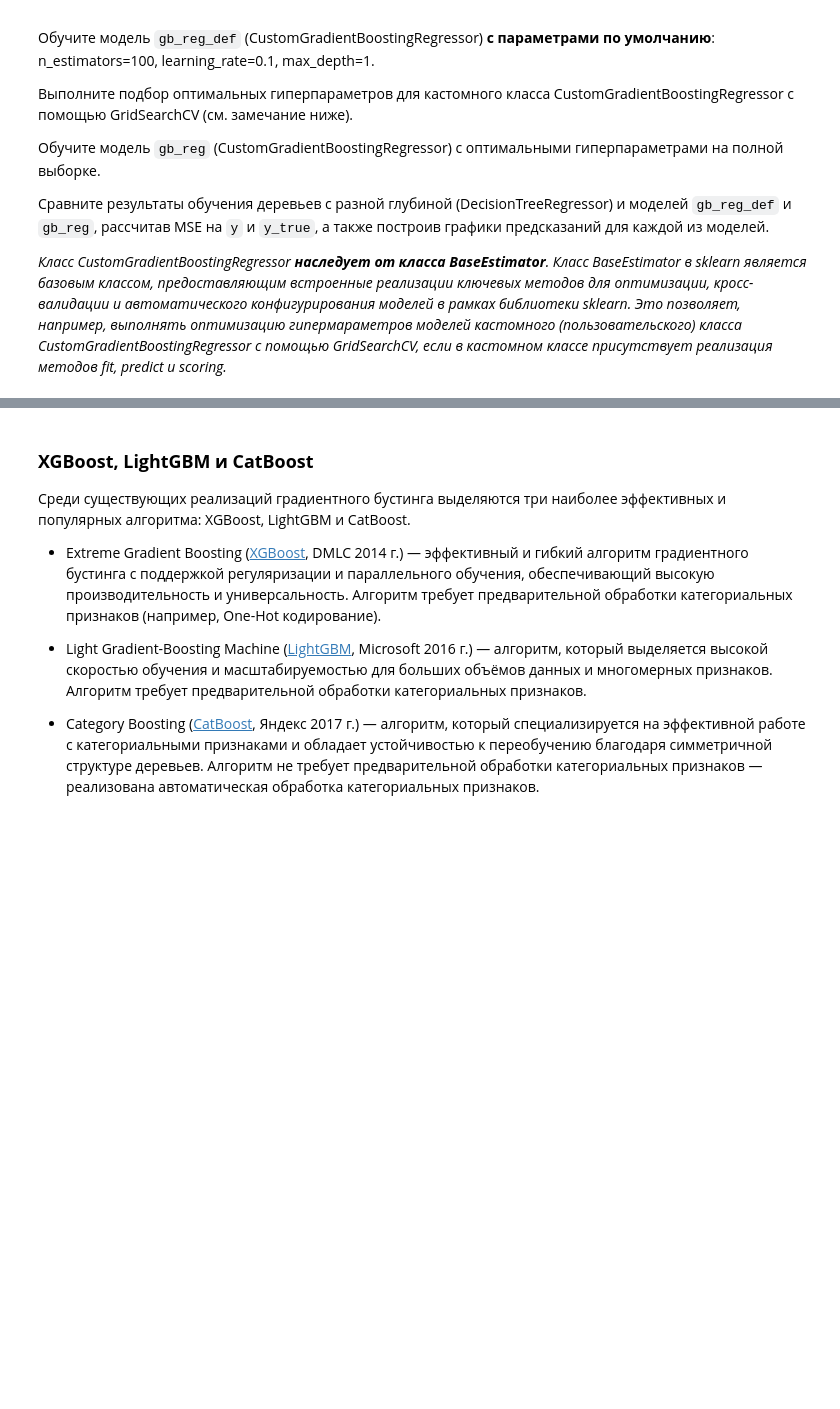
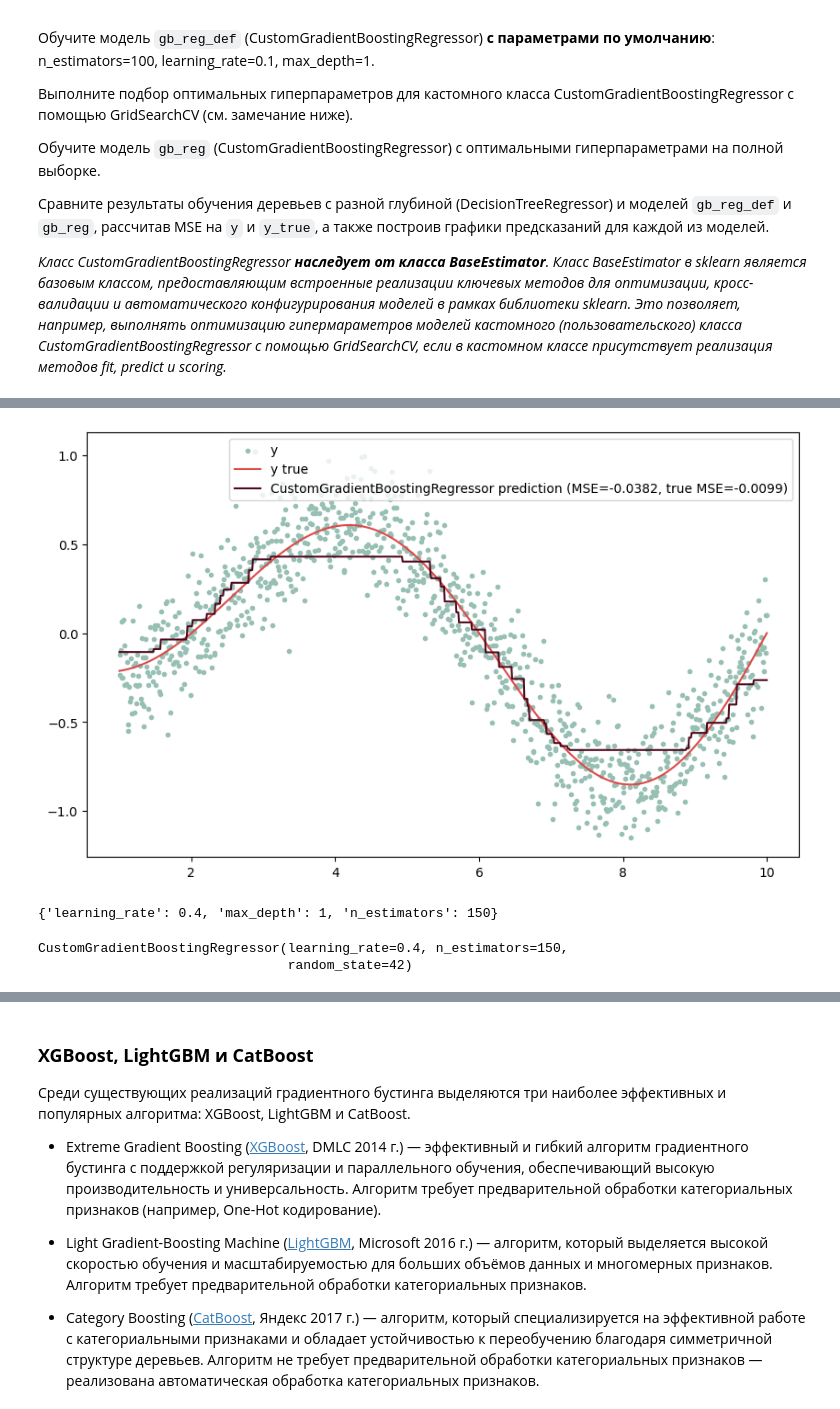
Before and after one commit to ml2me/study, a Jupyter notebook: classic_ML/6/06.Задание.ipynb, the cells around one changed output, grey strips where cells are left out. Drawn from its saved outputs; the diff is of its cells as text; code cells hidden in the pictures; blank space fills up the shorter version.

```diff
--- a/classic_ML/6/06.Задание.ipynb
+++ b/classic_ML/6/06.Задание.ipynb
@@ -243,12 +296,13 @@ class CustomGradientBoostingRegressor(BaseEstimator):
         Возвращает:
             CustomGradientBoostingRegressor: Обученная модель градиентного бустинга.
         """
-        self.f0 = ...
-        y_pred = np.full_like(y, self.f0)
+        self.f0 = np.mean(y)
+        y_pred = np.full_like(y, self.f0, dtype=float)
         for _ in range(self.n_estimators):
-            residuals = ...
-            tree = DecisionTreeRegressor(...)
-            y_pred += ...
+            residuals = y - y_pred
+            tree = DecisionTreeRegressor(max_depth=self.max_depth, random_state=self.random_state)
+            tree.fit(X, residuals)
+            y_pred += self.learning_rate * tree.predict(X)
             self.models.append(tree)
         return self
 
@@ -264,7 +318,7 @@ class CustomGradientBoostingRegressor(BaseEstimator):
         """
         y_pred = np.full(X.shape[0], self.f0)
         for model in self.models:
-            y_pred += ...
+            y_pred += self.learning_rate * model.predict(X)
         return y_pred
 
     def score(self, X, y):
@@ -284,21 +338,23 @@ class CustomGradientBoostingRegressor(BaseEstimator):
 # Обучите модель gb_reg_def (CustomBoostRegressor c параметрами по умолчанию)
 # Не забудьте зафиксировать RANDOM_STATE
 
-gb_reg_def = ...
+gb_reg_def = CustomGradientBoostingRegressor(random_state=RANDOM_STATE).fit(X, y)
 # %%
 # Для модели gb_reg_def посчитайте MSE на y и y_true, постройте график предсказаний
 
-y_pred_gb_reg_def = ...
-mse_gb_reg_def = ...
-mse_true_gb_reg_def = ...
+y_pred_gb_reg_def = gb_reg_def.predict(X)
+mse_gb_reg_def = gb_reg_def.score(X, y)
+mse_true_gb_reg_def = gb_reg_def.score(X, y_true)
 
 plt.figure(figsize=(10,6))
 plt.scatter(X['x'], y, marker='.', c='#97BFB4', label='y')
 plt.plot(X['x'], y_true, c='#DD4A48', label='y true')
 plt.plot(X['x'], y_pred_gb_reg_def, c='#4F091D',
-         label=f'CustomGradientBoostingRegressor prediction (MSE={...:.4f}, true MSE={...:.4f})')
+         label=f'CustomGradientBoostingRegressor prediction (MSE={mse_gb_reg_def:.4f}, true MSE={mse_true_gb_reg_def:.4f})')
 plt.legend()
 plt.show()
+# %% [output]
+[figure, added]
 # %%
 # Подберите оптимальные гиперпараметры для кастомного класса CustomGradientBoostingRegressor с помощью GridSearchCV
 # Не забудьте зафиксировать RANDOM_STATE
@@ -314,9 +374,15 @@ cv_gb_reg = ...
 # %%
 # Выведите оптимальные гиперпараметры по результатам оптимизации
 
-...
+print(cv_gb_reg.best_params_)
+# %% [output]
+{'learning_rate': 0.4, 'max_depth': 1, 'n_estimators': 150}
 # %%
 # Обучите модель gb_reg (CustomBoostRegressor) с оптимальными гиперпараметрами
 # Не забудьте зафиксировать RANDOM_STATE
 
-gb_reg = ...
+gb_reg = CustomGradientBoostingRegressor(random_state=RANDOM_STATE, **cv_gb_reg.best_params_)
+gb_reg.fit(X, y)
+# %% [output]
+CustomGradientBoostingRegressor(learning_rate=0.4, n_estimators=150,
+                                random_state=42)
```
Also changed, not shown: parts of 58 cells of this notebook.
